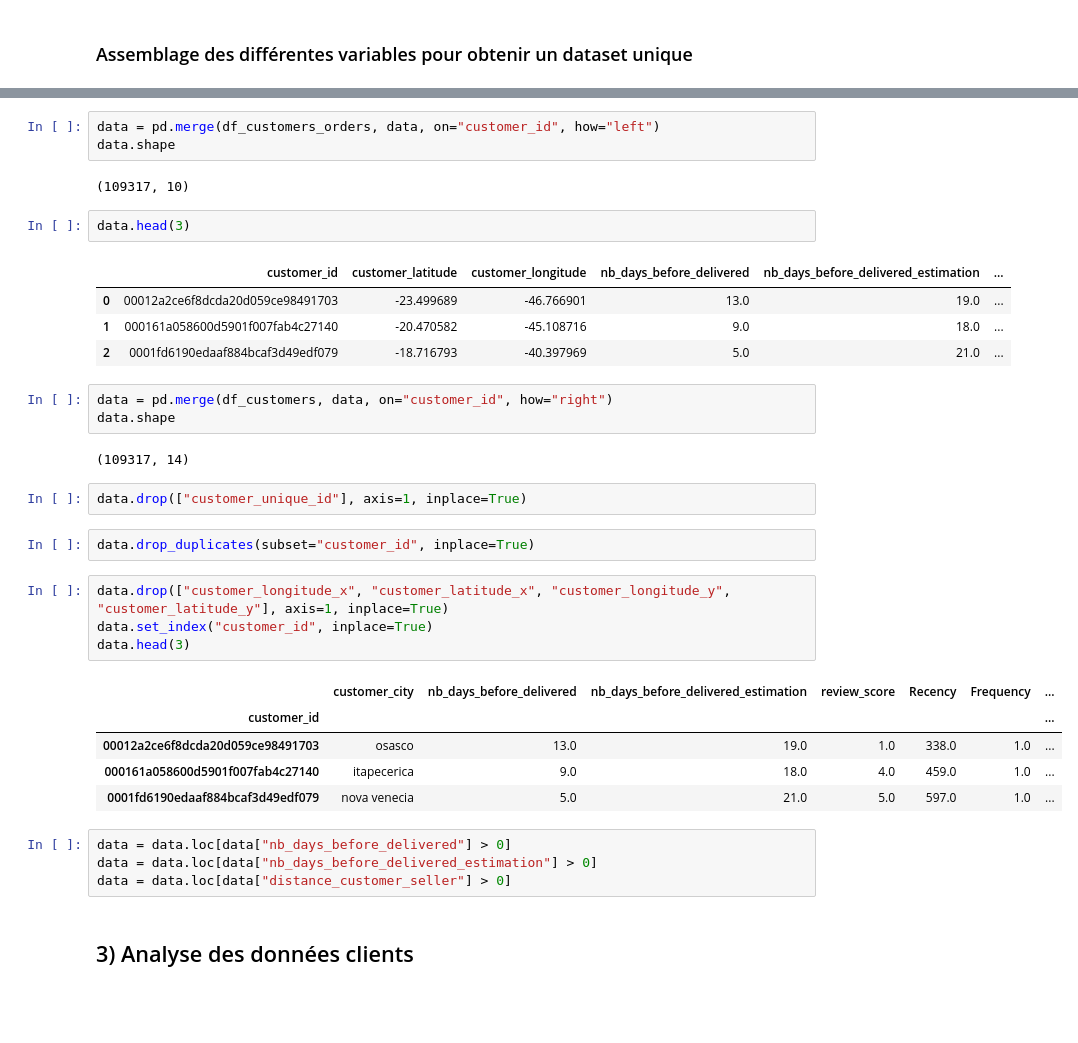
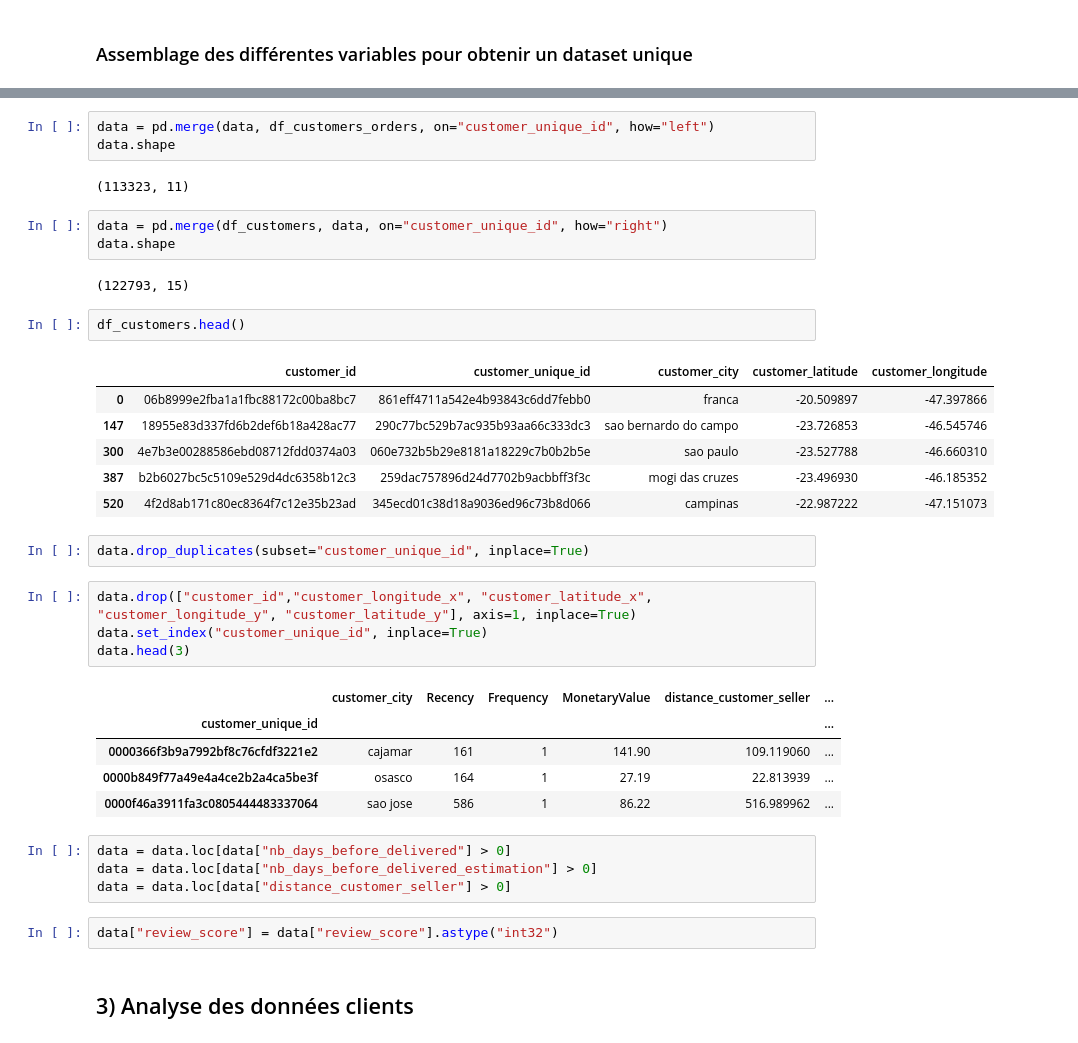
Before and after one commit to Sylvariane/segmentez_les_clients, a Jupyter notebook: POlist_01_analysefinale.ipynb, the cells around one changed output, grey strips where cells are left out. Saved outputs shown, nothing was run; the diff lists cells and outputs as text; blank space fills up the shorter version.

```diff
--- a/POlist_01_analysefinale.ipynb
+++ b/POlist_01_analysefinale.ipynb
@@ -335,38 +356,40 @@ df_customers_orders = df_customers_orders.groupby("customer_id").mean().reset_in
 # %%
-data = pd.merge(df_customers_orders, data, on="customer_id", how="left")
+data = pd.merge(data, df_customers_orders, on="customer_unique_id", how="left")
 data.shape
 # %% [output]
-(109317, 10)
+(113323, 11)
-# %%
-data.head(3)
-# %% [output]
-|  | customer_id | customer_latitude | customer_longitude | nb_days_before_delivered | nb_days_before_delivered_estimation | ... |
-| 0 | 00012a2ce6f8dcda20d059ce98491703 | -23.499689 | -46.766901 | 13.0 | 19.0 | ... |
-| 1 | 000161a058600d5901f007fab4c27140 | -20.470582 | -45.108716 | 9.0 | 18.0 | ... |
-| 2 | 0001fd6190edaaf884bcaf3d49edf079 | -18.716793 | -40.397969 | 5.0 | 21.0 | ... |
 # %%
-data = pd.merge(df_customers, data, on="customer_id", how="right")
+data = pd.merge(df_customers, data, on="customer_unique_id", how="right")
 data.shape
 # %% [output]
-(109317, 14)
+(122793, 15)
-# %%
-data.drop(["customer_unique_id"], axis=1, inplace=True)
+# %%
+df_customers.head()
+# %% [output]
+|  | customer_id | customer_unique_id | customer_city | customer_latitude | customer_longitude |
+| 0 | 06b8999e2fba1a1fbc88172c00ba8bc7 | 861eff4711a542e4b93843c6dd7febb0 | franca | -20.509897 | -47.397866 |
+| 147 | 18955e83d337fd6b2def6b18a428ac77 | 290c77bc529b7ac935b93aa66c333dc3 | sao bernardo do campo | -23.726853 | -46.545746 |
+| 300 | 4e7b3e00288586ebd08712fdd0374a03 | 060e732b5b29e8181a18229c7b0b2b5e | sao paulo | -23.527788 | -46.660310 |
+| 387 | b2b6027bc5c5109e529d4dc6358b12c3 | 259dac757896d24d7702b9acbbff3f3c | mogi das cruzes | -23.496930 | -46.185352 |
+| 520 | 4f2d8ab171c80ec8364f7c12e35b23ad | 345ecd01c38d18a9036ed96c73b8d066 | campinas | -22.987222 | -47.151073 |
 # %%
-data.drop_duplicates(subset="customer_id", inplace=True)
+data.drop_duplicates(subset="customer_unique_id", inplace=True)
 # %%
-data.drop(["customer_longitude_x", "customer_latitude_x", "customer_longitude_y", "customer_latitude_y"], axis=1, inplace=True)
-data.set_index("customer_id", inplace=True)
+data.drop(["customer_id","customer_longitude_x", "customer_latitude_x", "customer_longitude_y", "customer_latitude_y"], axis=1, inplace=True)
+data.set_index("customer_unique_id", inplace=True)
 data.head(3)
 # %% [output]
-|  | customer_city | nb_days_before_delivered | nb_days_before_delivered_estimation | review_score | Recency | Frequency | ... |
-| customer_id |  |  |  |  |  |  | ... |
-| 00012a2ce6f8dcda20d059ce98491703 | osasco | 13.0 | 19.0 | 1.0 | 338.0 | 1.0 | ... |
-| 000161a058600d5901f007fab4c27140 | itapecerica | 9.0 | 18.0 | 4.0 | 459.0 | 1.0 | ... |
-| 0001fd6190edaaf884bcaf3d49edf079 | nova venecia | 5.0 | 21.0 | 5.0 | 597.0 | 1.0 | ... |
+|  | customer_city | Recency | Frequency | MonetaryValue | distance_customer_seller | ... |
+| customer_unique_id |  |  |  |  |  | ... |
+| 0000366f3b9a7992bf8c76cfdf3221e2 | cajamar | 161 | 1 | 141.90 | 109.119060 | ... |
+| 0000b849f77a49e4a4ce2b2a4ca5be3f | osasco | 164 | 1 | 27.19 | 22.813939 | ... |
+| 0000f46a3911fa3c0805444483337064 | sao jose | 586 | 1 | 86.22 | 516.989962 | ... |
 # %%
 data = data.loc[data["nb_days_before_delivered"] > 0]
 data = data.loc[data["nb_days_before_delivered_estimation"] > 0]
 data = data.loc[data["distance_customer_seller"] > 0]
+# %%
+data["review_score"] = data["review_score"].astype("int32")
 # %% [markdown]
 ## 3) Analyse des données clients
 # %%
```
Also changed, not shown: parts of 22 cells of this notebook.
